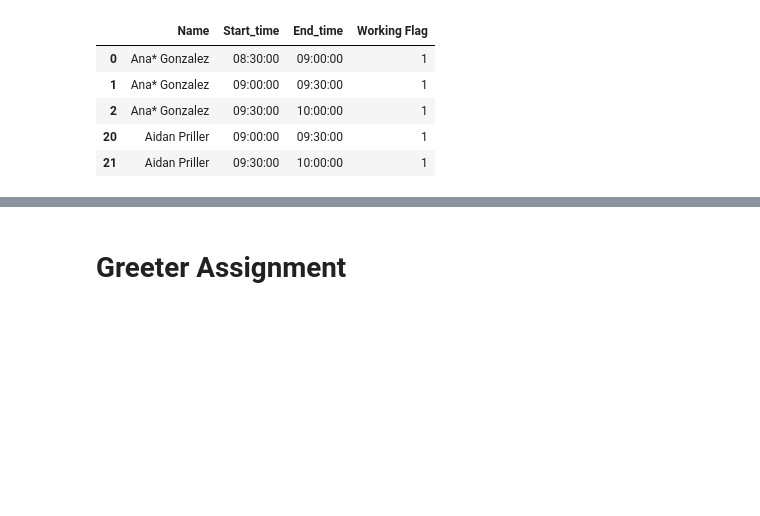
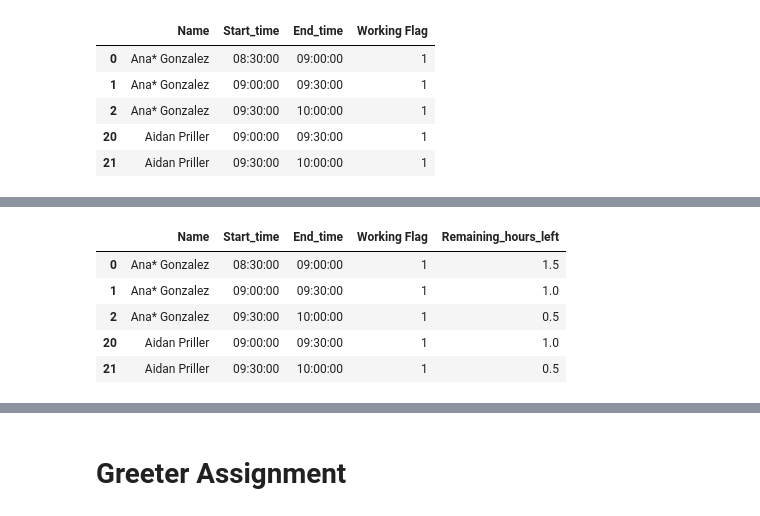
Before and after one commit to ABHIRAM1234/CU-BookStore-Work-Scheduling, a Jupyter notebook: 05_Combined_V1.ipynb, the cells around one changed output, grey strips where cells are left out. Saved outputs shown, nothing was run; the diff lists cells and outputs as text; code cells hidden in the pictures; blank space fills up the shorter version.

```diff
--- a/05_Combined_V1.ipynb
+++ b/05_Combined_V1.ipynb
@@ -380,0 +381,9 @@ No shortage of employees for the whole day
+# %%
+greeter_priority_df.head()
+# %% [output]
+|  | Name | Start_time | End_time | Working Flag | Remaining_hours_left |
+| 0 | Ana* Gonzalez | 08:30:00 | 09:00:00 | 1 | 1.5 |
+| 1 | Ana* Gonzalez | 09:00:00 | 09:30:00 | 1 | 1.0 |
+| 2 | Ana* Gonzalez | 09:30:00 | 10:00:00 | 1 | 0.5 |
+| 20 | Aidan Priller | 09:00:00 | 09:30:00 | 1 | 1.0 |
+| 21 | Aidan Priller | 09:30:00 | 10:00:00 | 1 | 0.5 |
```
Also changed, not shown: parts of 8 cells of this notebook, 4 other files.
